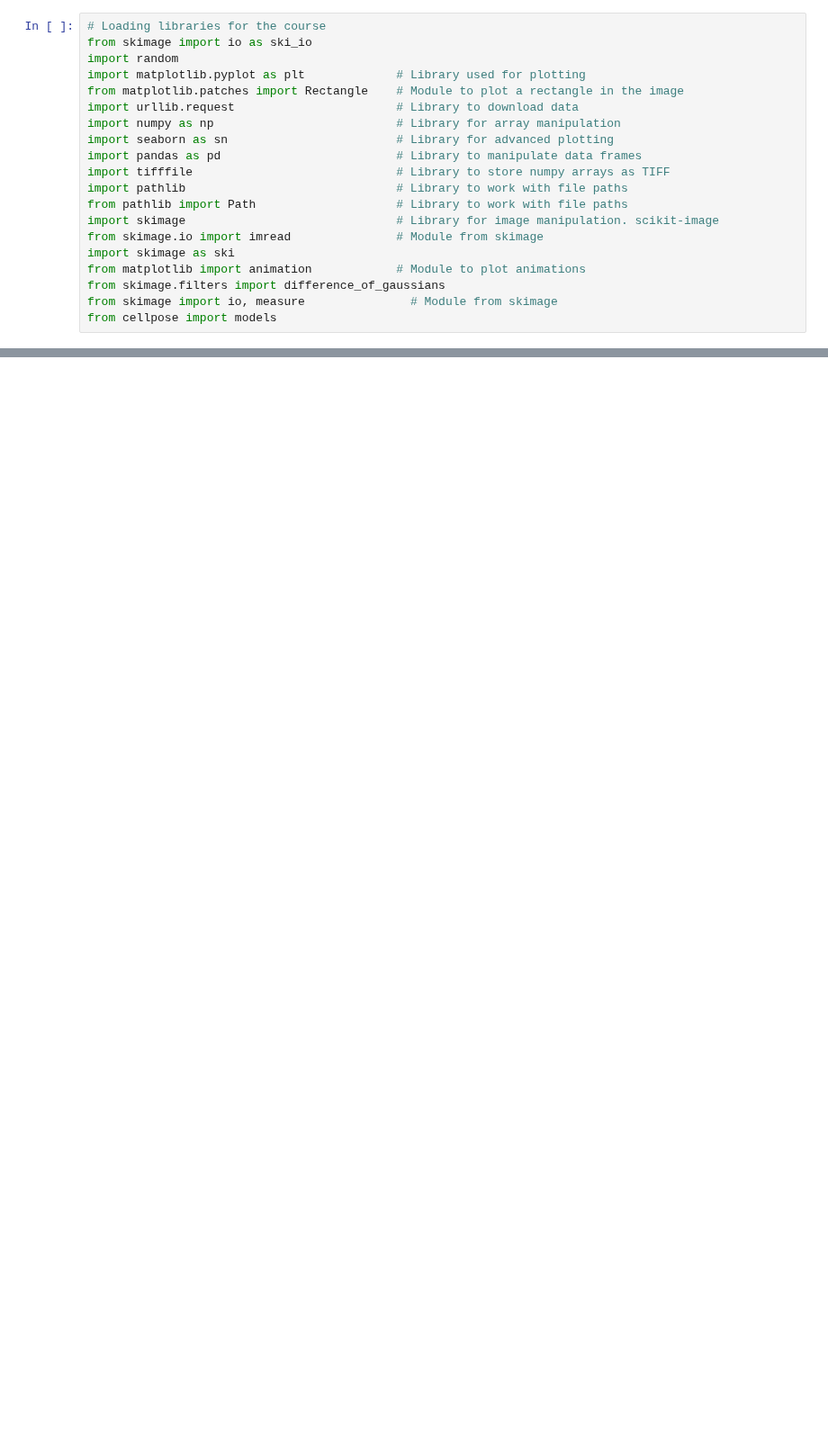
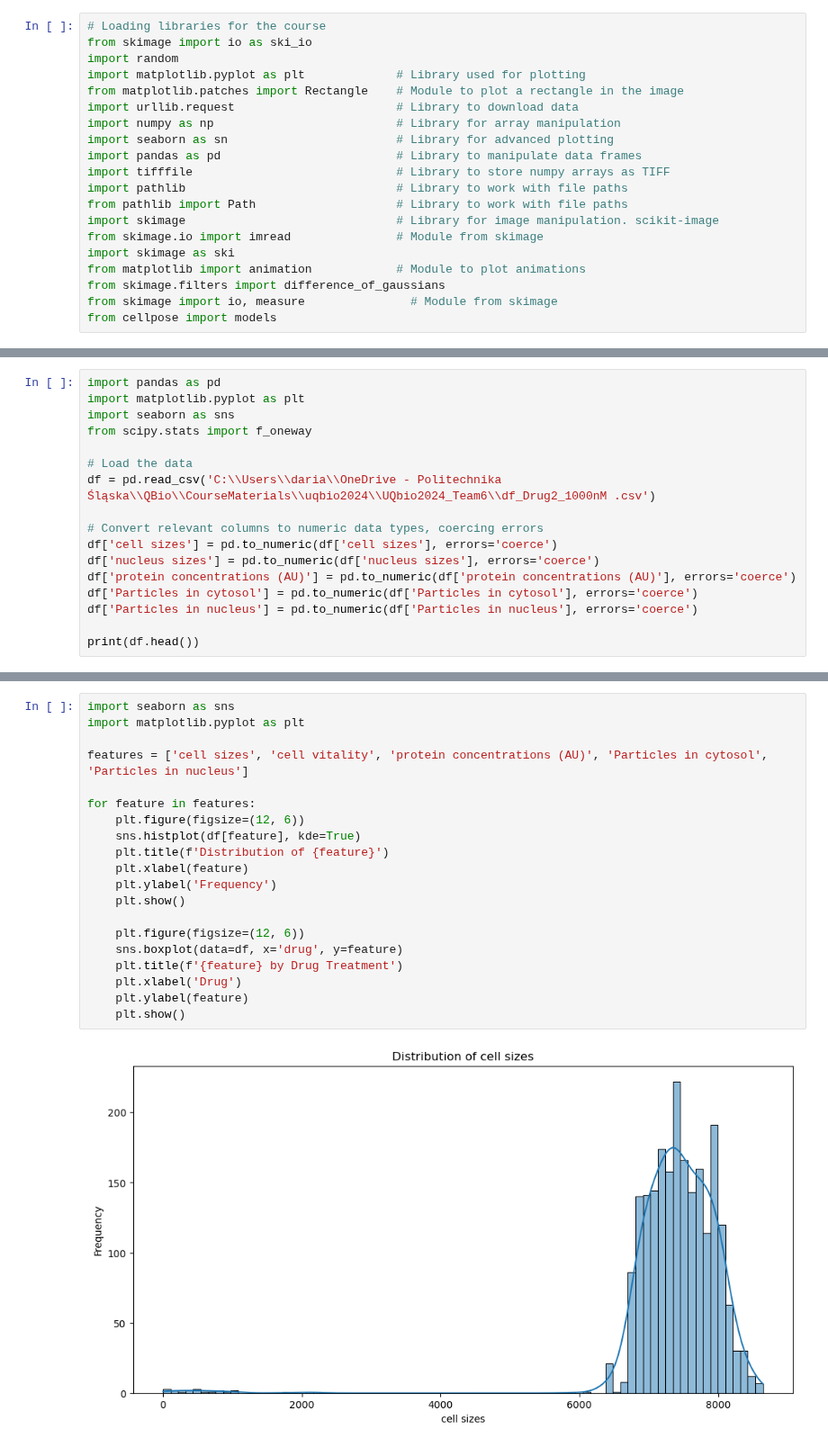
Before and after one commit to Munsky/UQbio2024_Team6, a Jupyter notebook: project_Daria.ipynb, the cells around one changed output, grey strips where cells are left out. Shown at 90% size. Cells and saved outputs as stored; diff of their text form; blank space fills up the shorter version.

```diff
--- a/project_Daria.ipynb
+++ b/project_Daria.ipynb
@@ -117,0 +614,17 @@ Merged DataFrame for all frames:
+# %%
+import pandas as pd
+import matplotlib.pyplot as plt
+import seaborn as sns
+from scipy.stats import f_oneway
+
+# Load the data
+df = pd.read_csv('C:\\Users\\daria\\OneDrive - Politechnika Śląska\\QBio\\CourseMaterials\\uqbio2024\\UQbio2024_Team6\\df_Drug2_1000nM .csv')
+
+# Convert relevant columns to numeric data types, coercing errors
+df['cell sizes'] = pd.to_numeric(df['cell sizes'], errors='coerce')
+df['nucleus sizes'] = pd.to_numeric(df['nucleus sizes'], errors='coerce')
+df['protein concentrations (AU)'] = pd.to_numeric(df['protein concentrations (AU)'], errors='coerce')
+df['Particles in cytosol'] = pd.to_numeric(df['Particles in cytosol'], errors='coerce')
+df['Particles in nucleus'] = pd.to_numeric(df['Particles in nucleus'], errors='coerce')
+
+print(df.head())
@@ -117,0 +652,22 @@ Merged DataFrame for all frames:
+# %%
+import seaborn as sns
+import matplotlib.pyplot as plt
+
+features = ['cell sizes', 'cell vitality', 'protein concentrations (AU)', 'Particles in cytosol', 'Particles in nucleus']
+
+for feature in features:
+    plt.figure(figsize=(12, 6))
+    sns.histplot(df[feature], kde=True)
+    plt.title(f'Distribution of {feature}')
+    plt.xlabel(feature)
+    plt.ylabel('Frequency')
+    plt.show()
+
+    plt.figure(figsize=(12, 6))
+    sns.boxplot(data=df, x='drug', y=feature)
+    plt.title(f'{feature} by Drug Treatment')
+    plt.xlabel('Drug')
+    plt.ylabel(feature)
+    plt.show()
+# %% [output]
+[figure, added]
```
Also changed, not shown: parts of 19 cells of this notebook.
